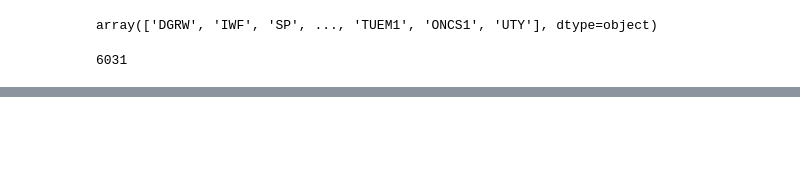
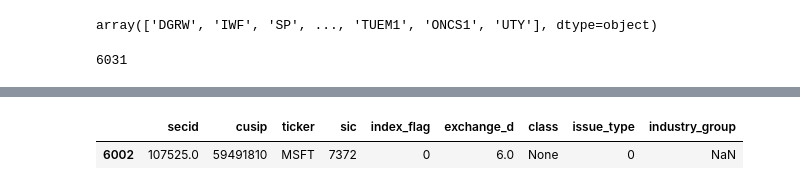
Before and after one commit to shreyjain-uchicago/ProjectLab_Spring-24_HullTactical, a Jupyter notebook: Volumes_OI_Analysis.ipynb, the cells around one changed output, grey strips where cells are left out. Cells and saved outputs as stored; diff of their text form; code cells hidden in the pictures; blank space fills up the shorter version.

```diff
--- a/Volumes_OI_Analysis.ipynb
+++ b/Volumes_OI_Analysis.ipynb
@@ -101,0 +212,5 @@ pd.DataFrame(df1['Split'].unique()).to_csv('Tickers_optionm.csv')
+# %%
+df3[df3['ticker']=='MSFT']
+# %% [output]
+|  | secid | cusip | ticker | sic | index_flag | exchange_d | class | issue_type | industry_group |
+| 6002 | 107525.0 | 59491810 | MSFT | 7372 | 0 | 6.0 | None | 0 | NaN |
```
Also changed, not shown: parts of 9 cells of this notebook.
